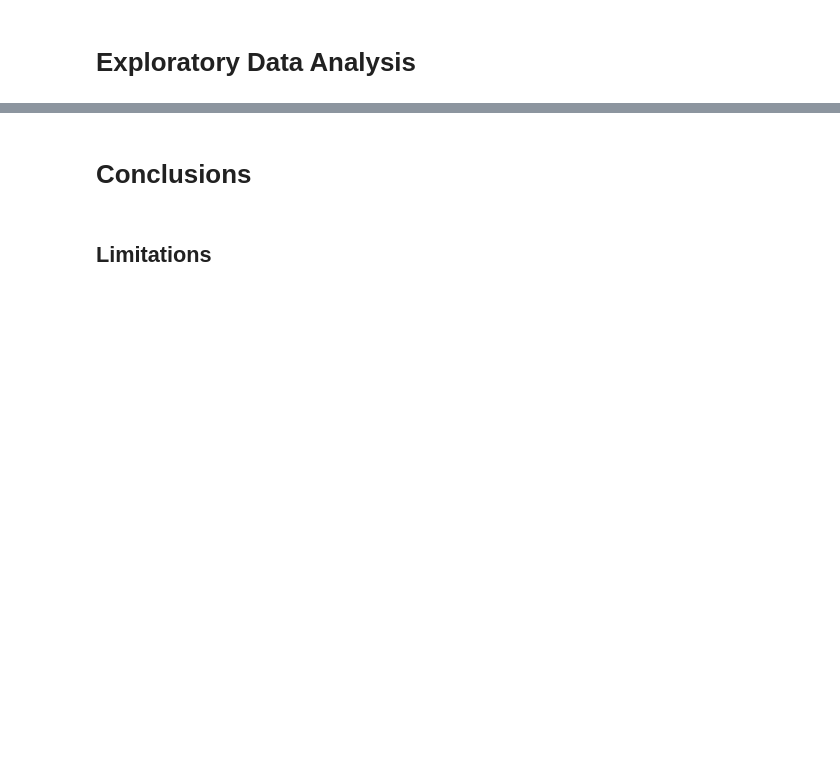
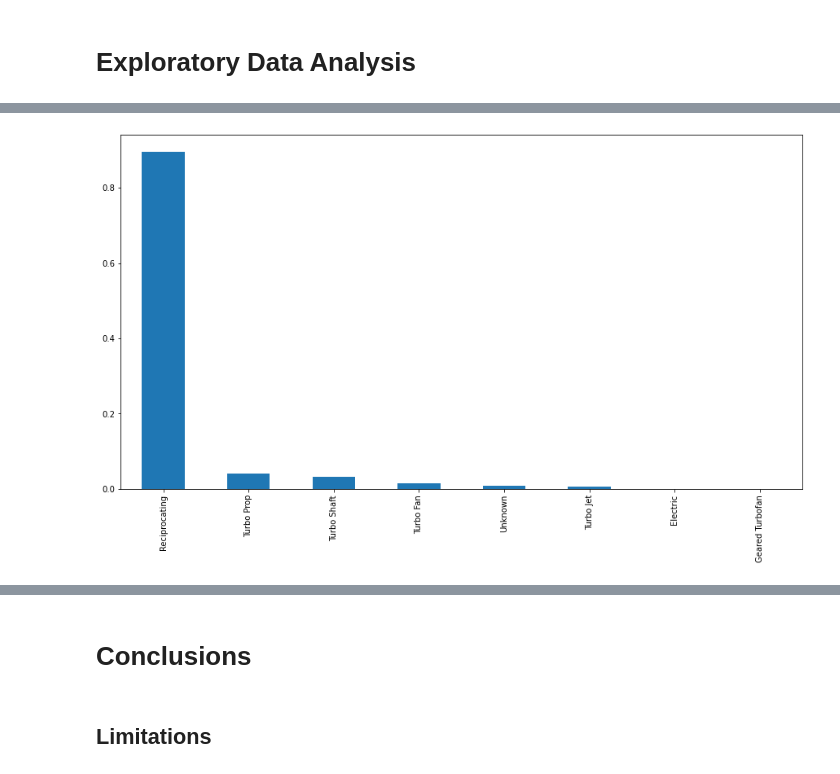
Before and after one commit to ckucewicz/aircraft_safety_project, a Jupyter notebook: Notebook.ipynb, the cells around one changed output, grey strips where cells are left out. Cells and saved outputs as stored; diff of their text form; code cells hidden in the pictures; blank space fills up the shorter version.

```diff
--- a/Notebook.ipynb
+++ b/Notebook.ipynb
@@ -1111,0 +673,3 @@ AttributeError: 'DataFrame' object has no attribute 'summary'
+# %%
+type_of_engines_percent = df_clean['Engine.Type'].value_counts(normalize = True)
+type_of_engines_percent
@@ -1111,0 +722,4 @@ AttributeError: 'DataFrame' object has no attribute 'summary'
+# %%
+type_of_engines_percent.plot(kind='bar',figsize=(15, 8));
+# %% [output]
+[figure, added]
```
Also changed, not shown: parts of 114 cells of this notebook, 1 other file.
